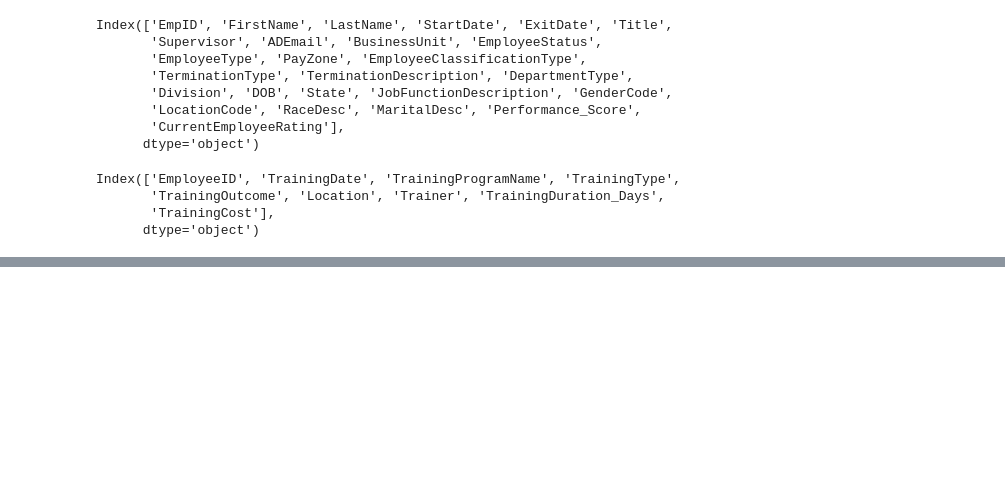
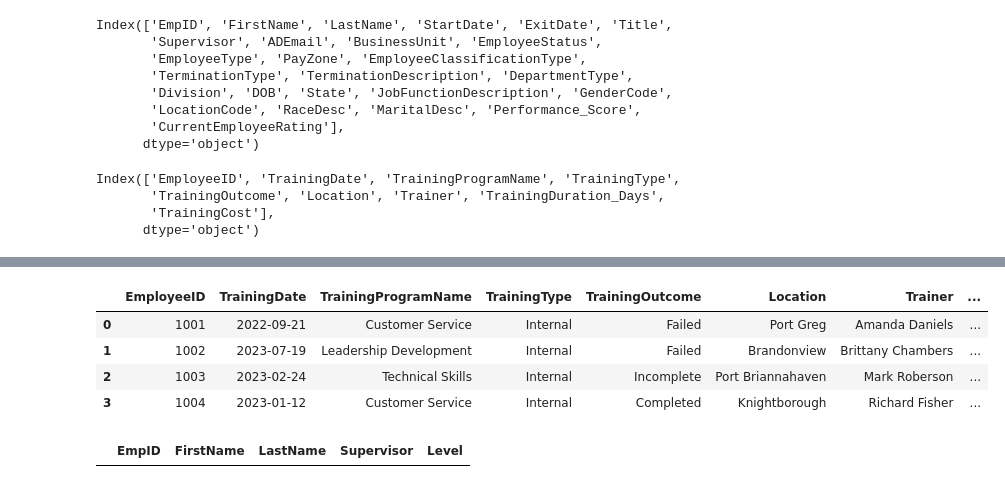
Before and after one commit to ankitlovanshi1/data_engineer, a Jupyter notebook: sql/employee_info.ipynb, the cells around one changed output, grey strips where cells are left out. Cells and saved outputs as stored; diff of their text form; code cells hidden in the pictures; blank space fills up the shorter version.

```diff
--- a/sql/employee_info.ipynb
+++ b/sql/employee_info.ipynb
@@ -575,0 +588,40 @@ Index(['EmployeeID', 'TrainingDate', 'TrainingProgramName', 'TrainingType',
+# %%
+training_and_development_data.head(4)
+# %% [output]
+|  | EmployeeID | TrainingDate | TrainingProgramName | TrainingType | TrainingOutcome | Location | Trainer | ... |
+| 0 | 1001 | 2022-09-21 | Customer Service | Internal | Failed | Port Greg | Amanda Daniels | ... |
+| 1 | 1002 | 2023-07-19 | Leadership Development | Internal | Failed | Brandonview | Brittany Chambers | ... |
+| 2 | 1003 | 2023-02-24 | Technical Skills | Internal | Incomplete | Port Briannahaven | Mark Roberson | ... |
+| 3 | 1004 | 2023-01-12 | Customer Service | Internal | Completed | Knightborough | Richard Fisher | ... |
+# %%
+# Question: Use a recursive CTE to build an employee hierarchy where the root level is the top-level
+# supervisors (those without a supervisor), and the hierarchy shows each employee under their direct supervisor.
+query = '''
+WITH RECURSIVE EmployeeHierarchy AS (
+    SELECT
+        EmpID,
+        FirstName,
+        LastName,
+        Supervisor,
+        1 AS Level
+    FROM employees
+    WHERE Supervisor IS NULL
+    UNION ALL
+    SELECT
+        e.EmpID,
+        e.FirstName,
+        e.LastName,
+        e.Supervisor,
+        eh.Level + 1
+    FROM employees e
+    INNER JOIN EmployeeHierarchy eh ON e.Supervisor = eh.EmpID
+)
+SELECT EmpID, FirstName, LastName, Supervisor, Level
+FROM EmployeeHierarchy
+ORDER BY Level, Supervisor;
+
+'''
+data = pd.read_sql(query, engine)
+data
+# %% [output]
+|  | EmpID | FirstName | LastName | Supervisor | Level |
```
Also changed, not shown: parts of 3 cells of this notebook.
